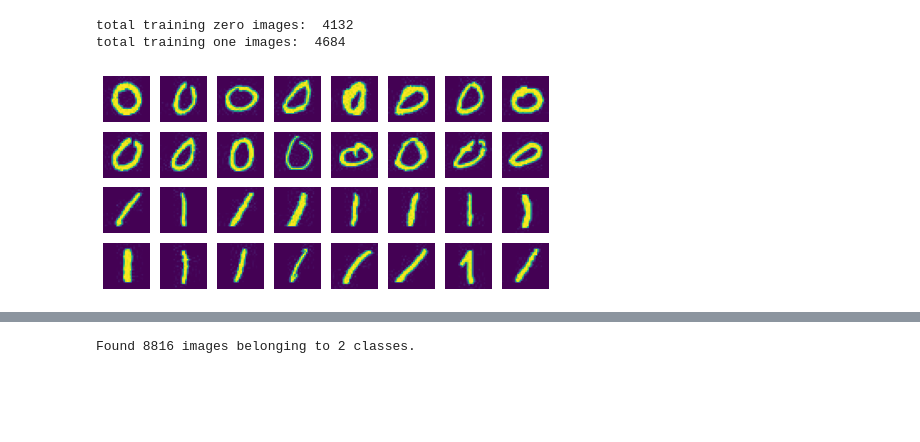
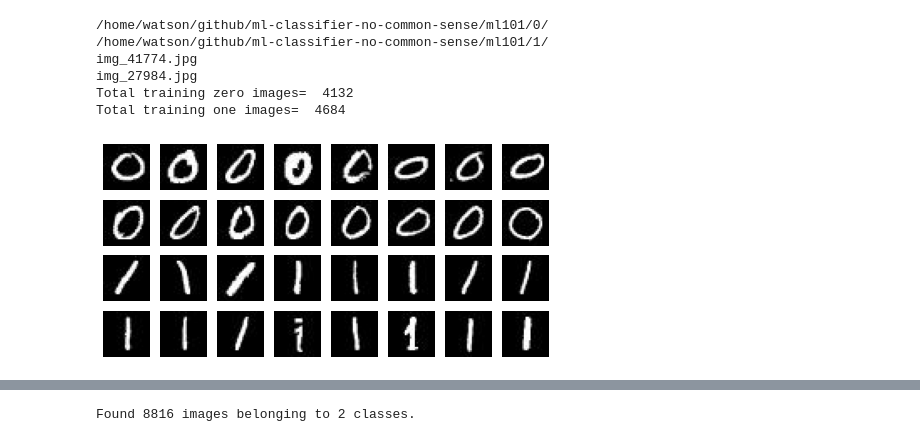
Before and after one commit to lamateos123/ml-classifier-no-common-sense, a Jupyter notebook: mnist_1_0_basic.ipynb, the cells around one changed output, grey strips where cells are left out. Cells and saved outputs as stored; diff of their text form; code cells hidden in the pictures; blank space fills up the shorter version.

```diff
--- a/mnist_1_0_basic.ipynb
+++ b/mnist_1_0_basic.ipynb
@@ -1,56 +1,77 @@
 # %%
 #
 # Create a classifier for digits '1' and '0'
-# Traing with a CNN
+# Train with CNN
+# SIMPLEST IMPLEMENTATION to build on it
 # Shift the digit '1' to the left and to the right
 # Evaluate the model with shifted images
 # Conclusion
 # Author: Luis A. Mateos
 
+# pip install tensorflow-datasets
+# pip install tensorflow --upgrade
+# pip install scipy
+
 import os
-path_base = '/Users/L/Documents/' # /Users/L/Documents/imnist101/1
-train_zero_dir = os.path.join(path_base+'imnist101/0')
-train_one_dir = os.path.join(path_base+'imnist101/1')
+path_base = os.getcwd()
+#'\home\\github\ml-classifier-no-common-sense\\'
+path_dir = os.path.join(path_base+'/ml101/')
+train_zero_dir = os.path.join(path_base+'/ml101/0/')
+train_one_dir = os.path.join(path_base+'/ml101/1/')
 
+# print directories with training images
+print(train_zero_dir)
+print(train_one_dir)
+
+# print filename from each directory
 train_zero_names = os.listdir(train_zero_dir)
-#print(train_zero_names[0])
+print(train_zero_names[0])
 train_one_names = os.listdir(train_one_dir)
-#print(train_one_names[0])
+print(train_one_names[0])
 
-print("total training zero images: ", len(os.listdir(train_zero_dir)))
-print("total training one images: ", len(os.listdir(train_one_dir)))
+# print total training images
+print("Total training zero images= ", len(os.listdir(train_zero_dir)))
+print("Total training one images= ", len(os.listdir(train_one_dir)))
 # %% [output]
-total training zero images:  4132
-total training one images:  4684
+/home/watson/github/ml-classifier-no-common-sense/ml101/0/
+/home/watson/github/ml-classifier-no-common-sense/ml101/1/
+img_41774.jpg
+img_27984.jpg
+Total training zero images=  4132
+Total training one images=  4684
 # %%
 #
 # Visualize some of the training images
 #
 %matplotlib inline
 import matplotlib.pyplot as plt
 import matplotlib.image as mpimg
 
 nrows, ncols = 8,8
 pic_index = 0
 
 fig = plt.gcf()
 fig.set_size_inches(ncols*1, nrows*1)
 
 pic_index += 16
 next_zero_pix = [os.path.join(train_zero_dir, fname)
                 for fname in train_zero_names[pic_index-16:pic_index]]
 next_one_pix = [os.path.join(train_one_dir, fname)
                 for fname in train_one_names[pic_index-16:pic_index]]
 
 for i, img_path in enumerate(next_zero_pix + next_one_pix):
     sp = plt.subplot(nrows, ncols, i+1)
     sp.axis('off')
 
     img = mpimg.imread(img_path)
-    plt.imshow(img)
+    #R, G, B = img[:,:,0], img[:,:,1], img[:,:,2]
+    #imgGray = 0.2989 * R + 0.5870 * G + 0.1140 * B
+    #plt.imshow(imgGray, cmap='gray')
+
+    plt.imshow(img, cmap='gray')
 
 plt.show()
 # %% [output]
-[figure, old version]
+[figure, new version]
 # %%
 #
```
Also changed, not shown: parts of 14 cells of this notebook, 2 other files.
